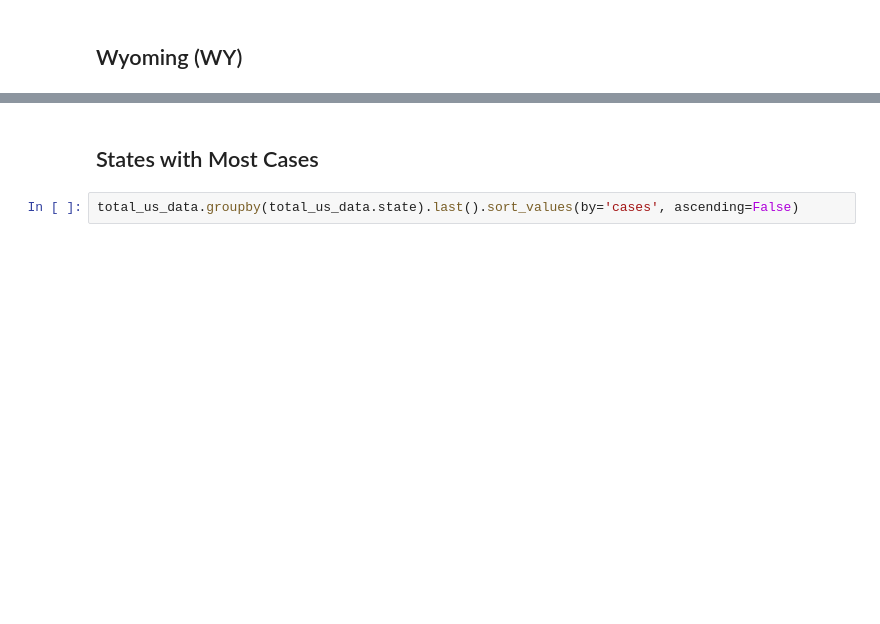
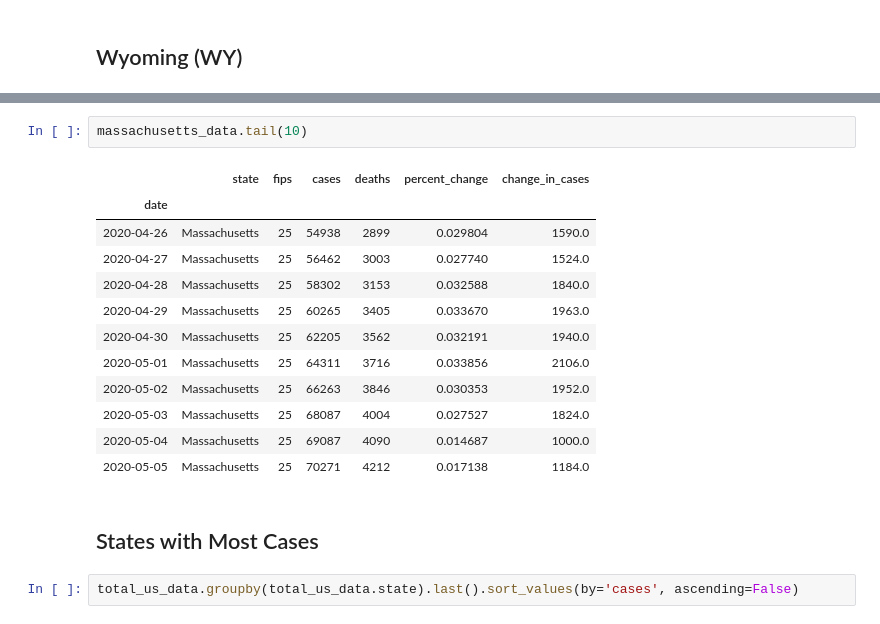
Before and after one commit to nmwhitehead/Coronavirus-USA, a Jupyter notebook: Graphs of Daily Change in Cases.ipynb, the cells around one changed output, grey strips where cells are left out. Saved outputs shown, nothing was run; the diff lists cells and outputs as text; blank space fills up the shorter version.

```diff
--- a/Graphs of Daily Change in Cases.ipynb
+++ b/Graphs of Daily Change in Cases.ipynb
@@ -588,3 +588,18 @@ daily_change(wyoming_data)
+# %%
+massachusetts_data.tail(10)
+# %% [output]
+|  | state | fips | cases | deaths | percent_change | change_in_cases |
+| date |  |  |  |  |  |  |
+| 2020-04-26 | Massachusetts | 25 | 54938 | 2899 | 0.029804 | 1590.0 |
+| 2020-04-27 | Massachusetts | 25 | 56462 | 3003 | 0.027740 | 1524.0 |
+| 2020-04-28 | Massachusetts | 25 | 58302 | 3153 | 0.032588 | 1840.0 |
+| 2020-04-29 | Massachusetts | 25 | 60265 | 3405 | 0.033670 | 1963.0 |
+| 2020-04-30 | Massachusetts | 25 | 62205 | 3562 | 0.032191 | 1940.0 |
+| 2020-05-01 | Massachusetts | 25 | 64311 | 3716 | 0.033856 | 2106.0 |
+| 2020-05-02 | Massachusetts | 25 | 66263 | 3846 | 0.030353 | 1952.0 |
+| 2020-05-03 | Massachusetts | 25 | 68087 | 4004 | 0.027527 | 1824.0 |
+| 2020-05-04 | Massachusetts | 25 | 69087 | 4090 | 0.014687 | 1000.0 |
+| 2020-05-05 | Massachusetts | 25 | 70271 | 4212 | 0.017138 | 1184.0 |
 # %% [markdown]
 ## States with Most Cases
 # %%
```
Also changed, not shown: parts of 57 cells of this notebook, 2 other files.
